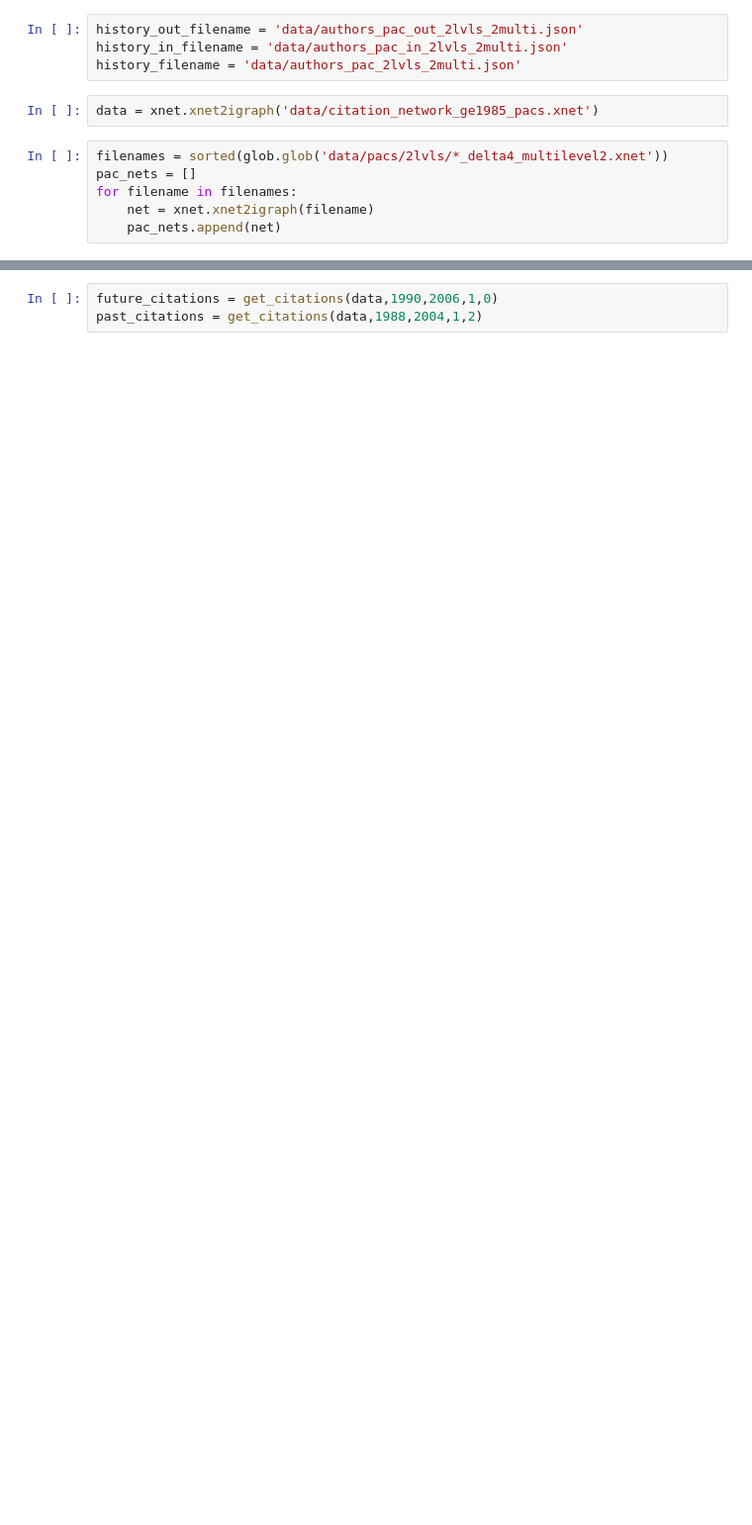
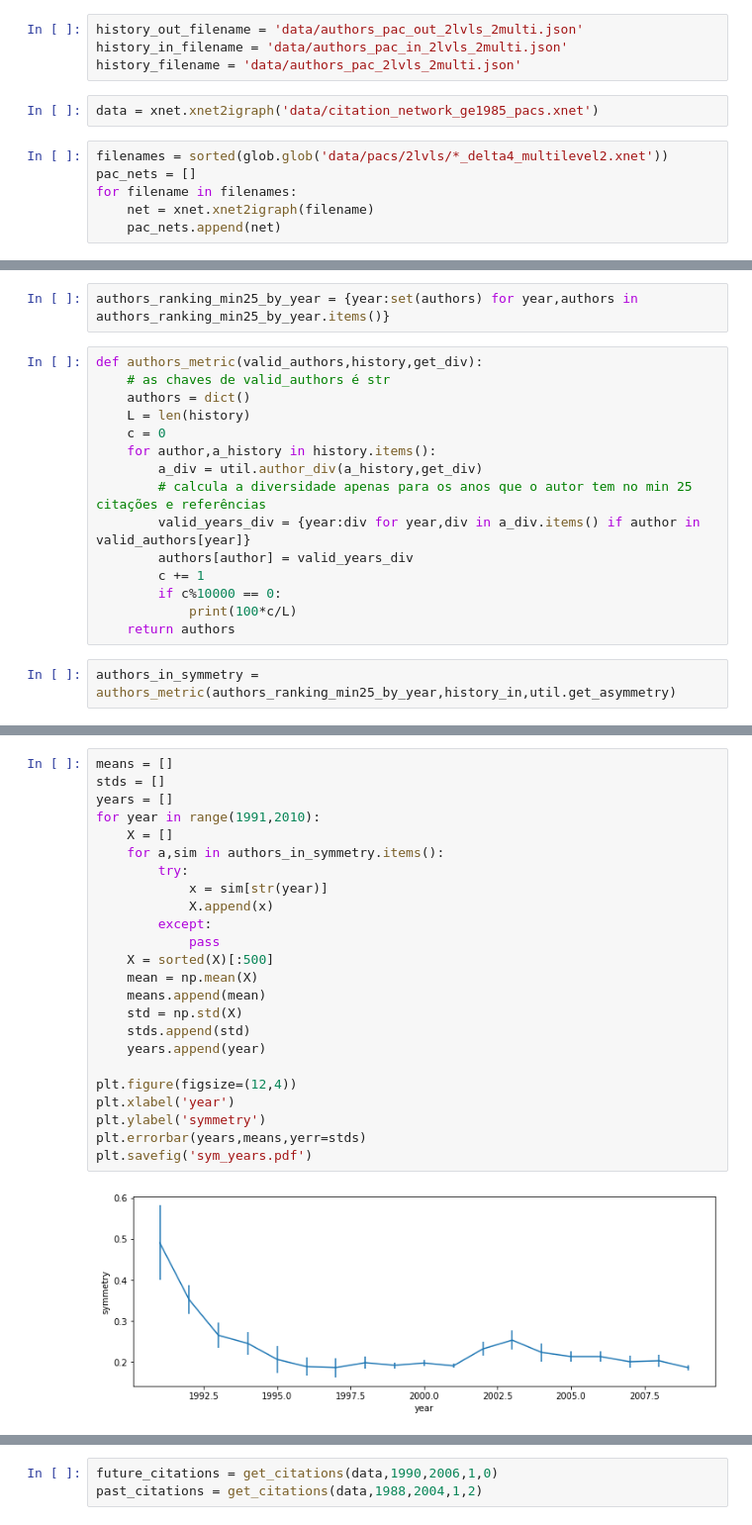
Before and after one commit to carolmb/associations_between_author_level_metrics, a Jupyter notebook: Interdisciplinaridade.ipynb, the cells around one changed output, grey strips where cells are left out. Shown at 99% size. Saved outputs shown, nothing was run; the diff lists cells and outputs as text; blank space fills up the shorter version.

```diff
--- a/Interdisciplinaridade.ipynb
+++ b/Interdisciplinaridade.ipynb
@@ -68,0 +36,19 @@ current year 2006
+# %%
+authors_ranking_min25_by_year = {year:set(authors) for year,authors in authors_ranking_min25_by_year.items()}
+# %%
+def authors_metric(valid_authors,history,get_div):
+    # as chaves de valid_authors é str
+    authors = dict()
+    L = len(history)
+    c = 0
+    for author,a_history in history.items():
+        a_div = util.author_div(a_history,get_div)
+        # calcula a diversidade apenas para os anos que o autor tem no min 25 citações e referências
+        valid_years_div = {year:div for year,div in a_div.items() if author in valid_authors[year]}
+        authors[author] = valid_years_div
+        c += 1
+        if c%10000 == 0:
+            print(100*c/L)
+    return authors
+# %%
+authors_in_symmetry = authors_metric(authors_ranking_min25_by_year,history_in,util.get_asymmetry)
@@ -68,0 +93,26 @@ current year 2006
+# %%
+means = []
+stds = []
+years = []
+for year in range(1991,2010):
+    X = []
+    for a,sim in authors_in_symmetry.items():
+        try:
+            x = sim[str(year)]
+            X.append(x)
+        except:
+            pass
+    X = sorted(X)[:500]
+    mean = np.mean(X)
+    means.append(mean)
+    std = np.std(X)
+    stds.append(std)
+    years.append(year)
+
+plt.figure(figsize=(12,4))
+plt.xlabel('year')
+plt.ylabel('symmetry')
+plt.errorbar(years,means,yerr=stds)
+plt.savefig('sym_years.pdf')
+# %% [output]
+[figure, added]
```
Also changed, not shown: parts of 26 cells of this notebook, 17 other files.
